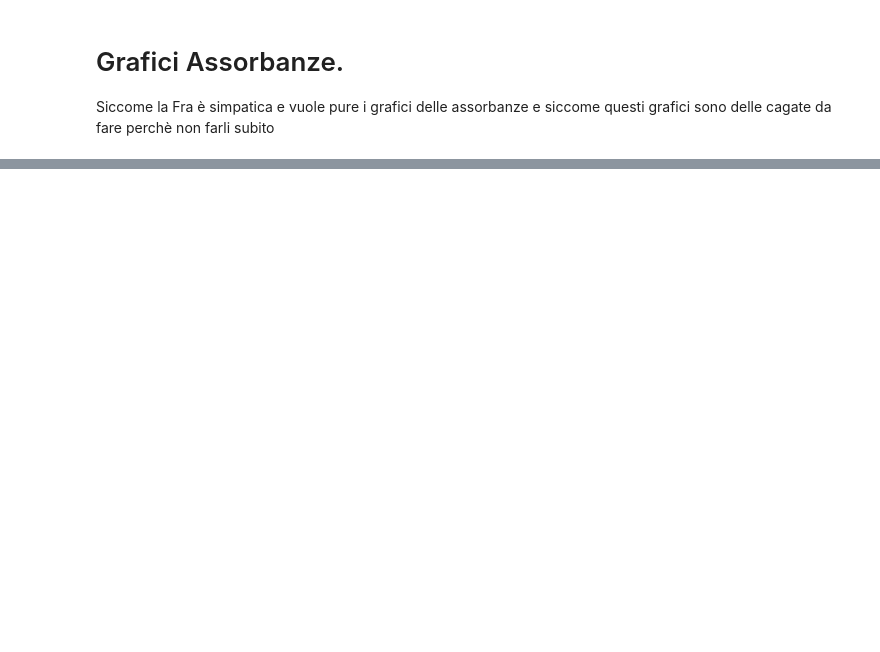
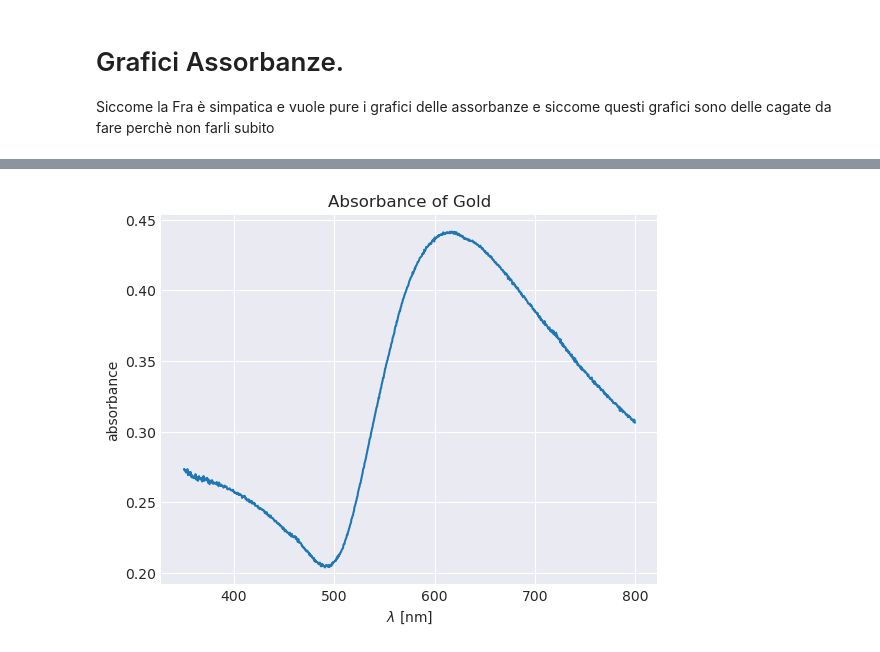
Before and after one commit to RandDouble/lab_mat, a Jupyter notebook: absorbance_graph.ipynb, the cells around one changed output, grey strips where cells are left out. Cells and saved outputs as stored; diff of their text form; code cells hidden in the pictures; blank space fills up the shorter version.

```diff
--- a/absorbance_graph.ipynb
+++ b/absorbance_graph.ipynb
@@ -46,0 +50,6 @@ Text(0, 0.5, 'absorbance')
+# %%
+data_3 = pd.read_csv("./data/31-05_spettrofotometro/ELAB/Oro3_Vetro_1.csv")
+data_3["absorbance"] = absorbance_from_transmittance(data_3["polished"])
+graph(data_3)
+# %% [output]
+[figure, added]
```
Also changed, not shown: parts of 19 cells of this notebook.
